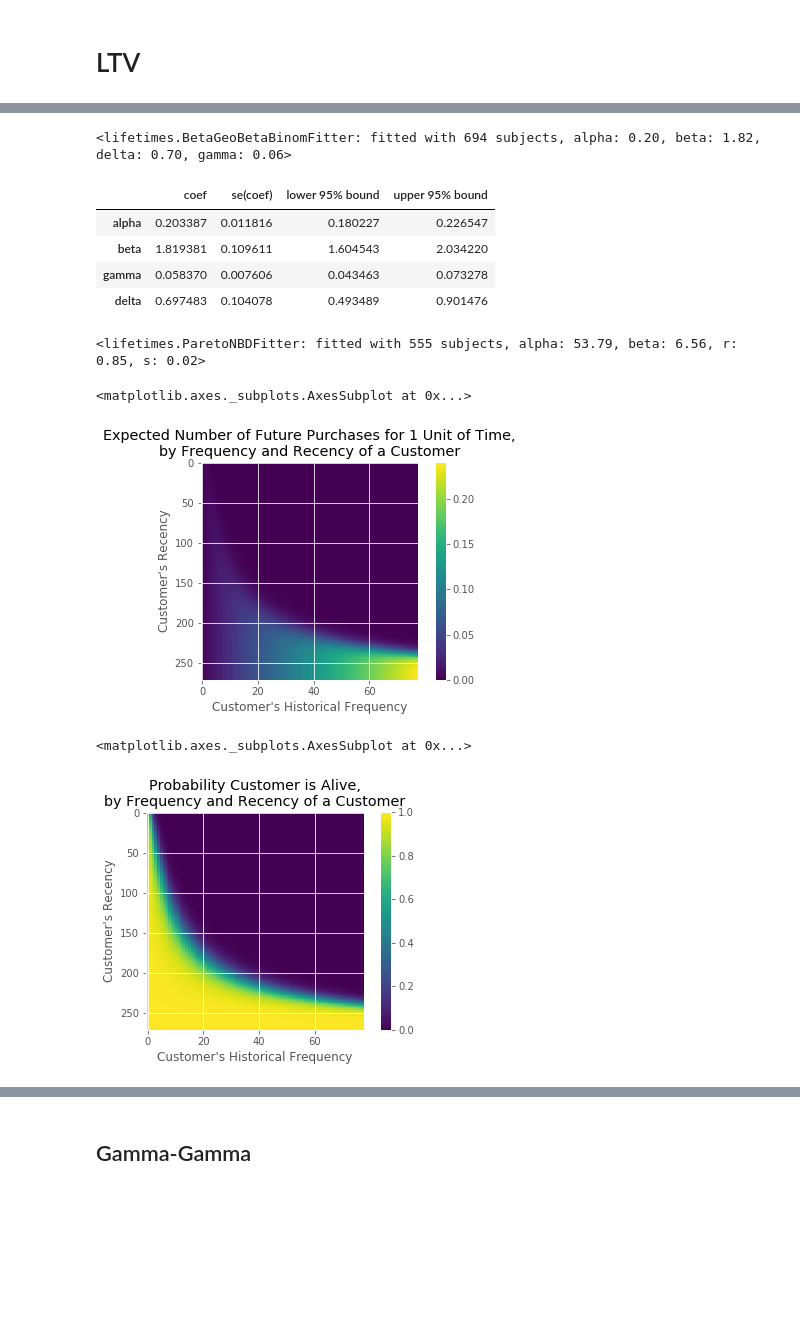
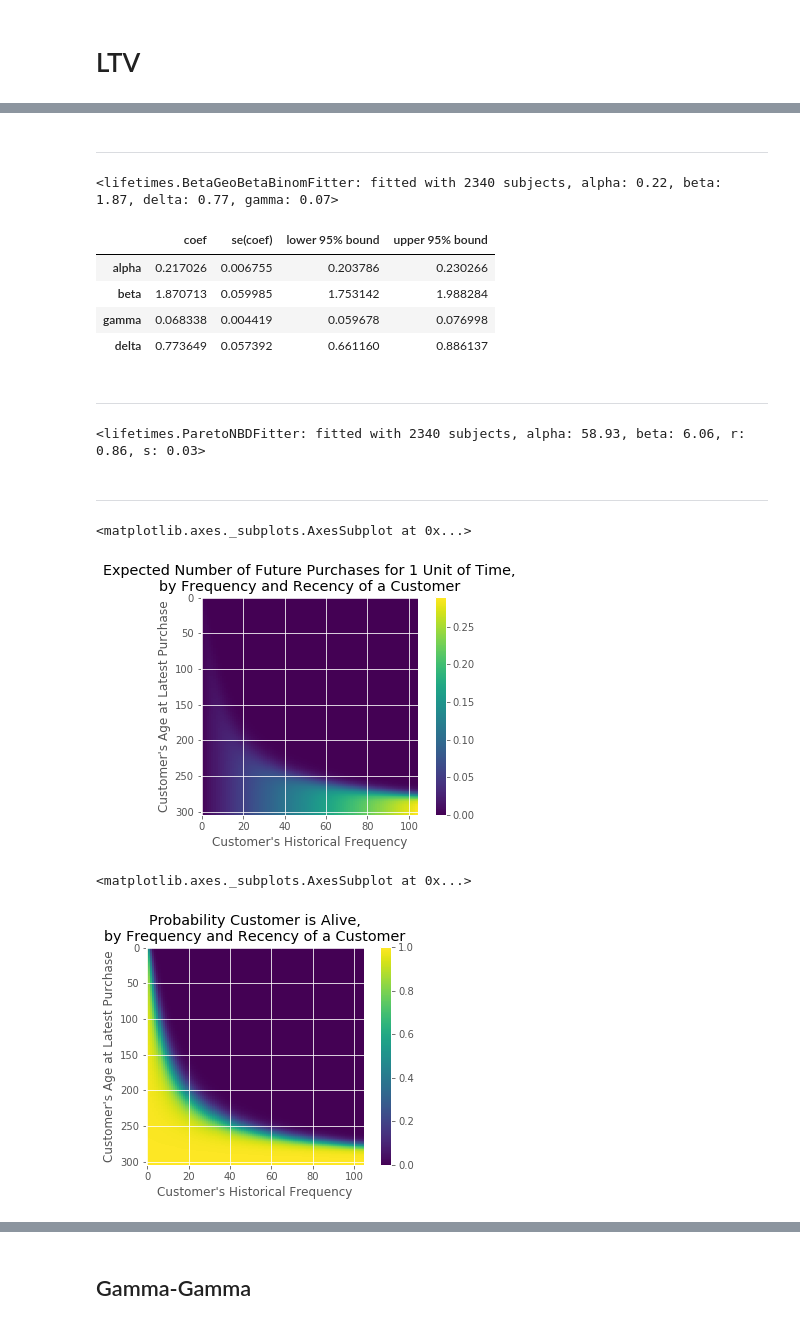
Before and after one commit to constiny/LTV, a Jupyter notebook: model.ipynb, the cells around one changed output, grey strips where cells are left out. Cells and saved outputs as stored; diff of their text form; code cells hidden in the pictures; blank space fills up the shorter version.

```diff
--- a/model.ipynb
+++ b/model.ipynb
@@ -903,4 +726,10 @@ X_train2, X_test2, y_train2, y_test2 = train_test_split(X, y2, shuffle=True, tes
 # %%
 df_RFM = X_test
 # %%
-df_RFM["T"] = (pd.to_datetime("2011-10-01") - pd.to_datetime(df_RFM["first_purchase_date"]) ).apply(lambda x:x.days)
+df_RFM["T"] = (pd.to_datetime("2011-10-01") - pd.to_datetime(
+                df_RFM["first_purchase_date"]) ).apply(lambda x:x.days)
+df_RFM["recency"] = (pd.to_datetime(df_RFM["last_purchase_date"])
+                     - pd.to_datetime(df_RFM["first_purchase_date"])).apply(lambda x:x.days)
+df_RFM["frequency"] = (df_RFM["total_purchases"] - 1)
+
+data = df_RFM[["frequency", "recency", "T"]]
@@ -959,37 +783,46 @@ bgf.summary
+# %% [markdown]
+----
 # %%
 from lifetimes.fitters.beta_geo_beta_binom_fitter import BetaGeoBetaBinomFitter
 
 bgf = BetaGeoBetaBinomFitter(penalizer_coef=0.03)
 bgf.fit(data['frequency'], data['recency'], data['T'])
 # %% [output]
-<lifetimes.BetaGeoBetaBinomFitter: fitted with 694 subjects, alpha: 0.20, beta: 1.82, delta: 0.70, gamma: 0.06>
+<lifetimes.BetaGeoBetaBinomFitter: fitted with 2340 subjects, alpha: 0.22, beta: 1.87, delta: 0.77, gamma: 0.07>
 # %%
 bgf.summary
 # %% [output]
 |  | coef | se(coef) | lower 95% bound | upper 95% bound |
-| alpha | 0.203387 | 0.011816 | 0.180227 | 0.226547 |
-| beta | 1.819381 | 0.109611 | 1.604543 | 2.034220 |
-| gamma | 0.058370 | 0.007606 | 0.043463 | 0.073278 |
-| delta | 0.697483 | 0.104078 | 0.493489 | 0.901476 |
+| alpha | 0.217026 | 0.006755 | 0.203786 | 0.230266 |
+| beta | 1.870713 | 0.059985 | 1.753142 | 1.988284 |
+| gamma | 0.068338 | 0.004419 | 0.059678 | 0.076998 |
+| delta | 0.773649 | 0.057392 | 0.661160 | 0.886137 |
+# %% [markdown]
+----
 # %%
 from lifetimes.fitters.pareto_nbd_fitter import ParetoNBDFitter
 # %%
-bgf = ParetoNBDFitter(penalizer_coef=0.01)
+bgf = ParetoNBDFitter(penalizer_coef=0.04)
+
 bgf.fit(data['frequency'], data['recency'], data['T'])
 # %% [output]
-<lifetimes.ParetoNBDFitter: fitted with 555 subjects, alpha: 53.79, beta: 6.56, r: 0.85, s: 0.02>
+<lifetimes.ParetoNBDFitter: fitted with 2340 subjects, alpha: 58.93, beta: 6.06, r: 0.86, s: 0.03>
+# %% [markdown]
+----
 # %%
 from lifetimes.plotting import plot_frequency_recency_matrix
 
-plot_frequency_recency_matrix(bgf)
+plot_frequency_recency_matrix(bgf,
+                             ylabel="Customer's Age at Latest Purchase")
 # %% [output]
 <matplotlib.axes._subplots.AxesSubplot at 0x...>
-[figure, old version]
+[figure, new version]
 # %%
 from lifetimes.plotting import plot_probability_alive_matrix
 
-plot_probability_alive_matrix(bgf)
+plot_probability_alive_matrix(bgf,
+                             ylabel="Customer's Age at Latest Purchase")
 # %% [output]
 <matplotlib.axes._subplots.AxesSubplot at 0x...>
-[figure, old version]
+[figure, new version]
 # %%
```
Also changed, not shown: parts of 133 cells of this notebook.
